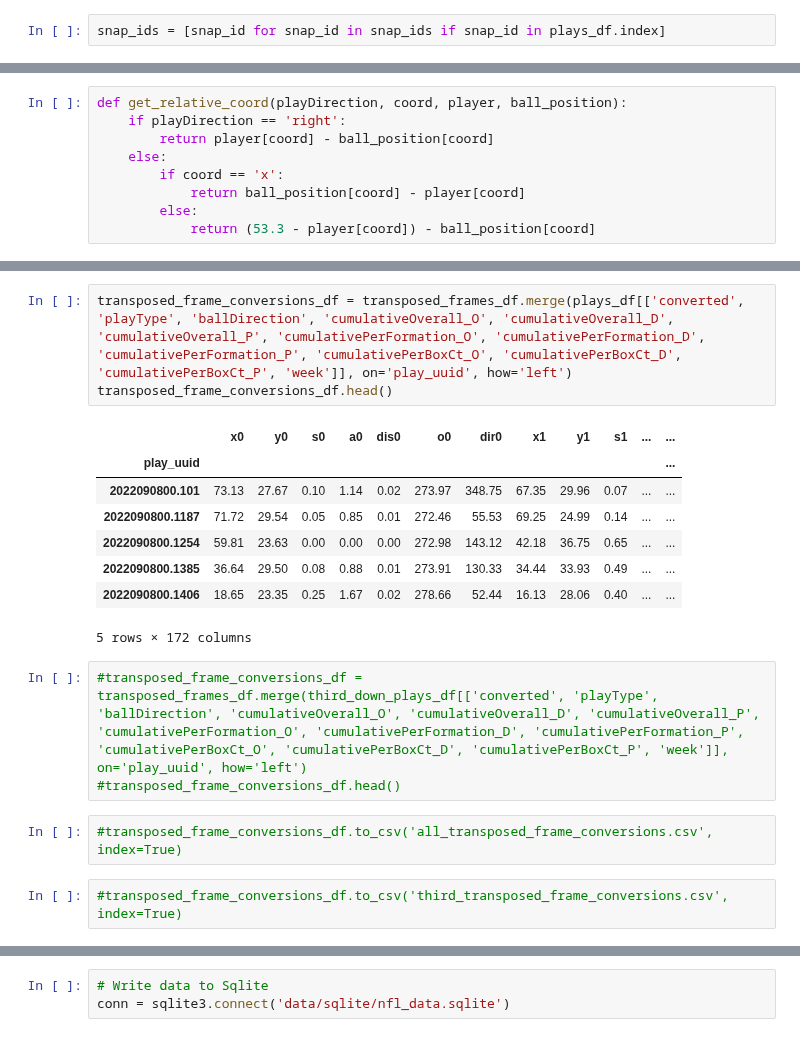
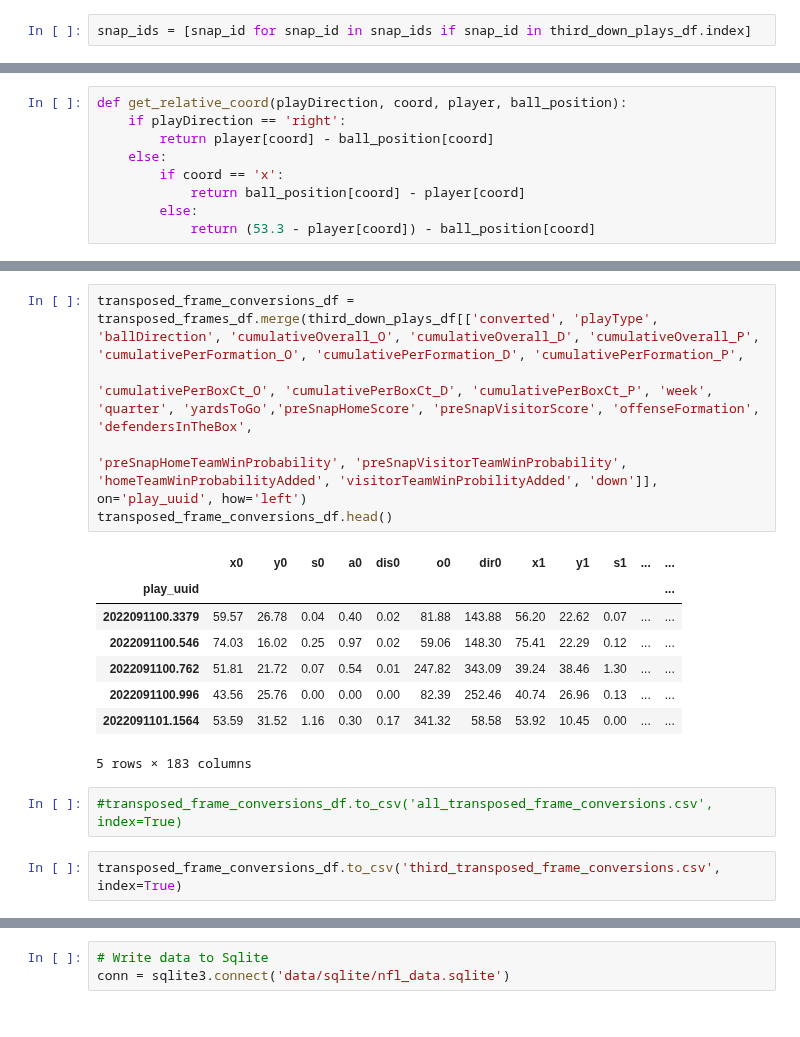
Before and after one commit to rfe123/umn_data_project_004, a Jupyter notebook: nfl_data_sqlite_processing.ipynb, the cells around one changed output, grey strips where cells are left out. Drawn from its saved outputs; the diff is of its cells as text.

Commit message:
merge full set of features

```diff
--- a/nfl_data_sqlite_processing.ipynb
+++ b/nfl_data_sqlite_processing.ipynb
@@ -588,2 +600,2 @@ len(snap_ids)
 # %%
-snap_ids = [snap_id for snap_id in snap_ids if snap_id in plays_df.index]
+snap_ids = [snap_id for snap_id in snap_ids if snap_id in third_down_plays_df.index]
@@ -840,19 +894,18 @@ relative_frames_df
 # %%
-transposed_frame_conversions_df = transposed_frames_df.merge(plays_df[['converted', 'playType', 'ballDirection', 'cumulativeOverall_O', 'cumulativeOverall_D', 'cumulativeOverall_P', 'cumulativePerFormation_O', 'cumulativePerFormation_D', 'cumulativePerFormation_P', 'cumulativePerBoxCt_O', 'cumulativePerBoxCt_D', 'cumulativePerBoxCt_P', 'week']], on='play_uuid', how='left')
+transposed_frame_conversions_df = transposed_frames_df.merge(third_down_plays_df[['converted', 'playType', 'ballDirection', 'cumulativeOverall_O', 'cumulativeOverall_D', 'cumulativeOverall_P', 'cumulativePerFormation_O', 'cumulativePerFormation_D', 'cumulativePerFormation_P',
+                                                                       'cumulativePerBoxCt_O', 'cumulativePerBoxCt_D', 'cumulativePerBoxCt_P', 'week', 'quarter', 'yardsToGo','preSnapHomeScore', 'preSnapVisitorScore', 'offenseFormation', 'defendersInTheBox',
+                                                                       'preSnapHomeTeamWinProbability', 'preSnapVisitorTeamWinProbability', 'homeTeamWinProbabilityAdded', 'visitorTeamWinProbilityAdded', 'down']], on='play_uuid', how='left')
 transposed_frame_conversions_df.head()
 # %% [output]
 |  | x0 | y0 | s0 | a0 | dis0 | o0 | dir0 | x1 | y1 | s1 | ... | ... |
 | play_uuid |  |  |  |  |  |  |  |  |  |  |  | ... |
-| 2022090800.101 | 73.13 | 27.67 | 0.10 | 1.14 | 0.02 | 273.97 | 348.75 | 67.35 | 29.96 | 0.07 | ... | ... |
-| 2022090800.1187 | 71.72 | 29.54 | 0.05 | 0.85 | 0.01 | 272.46 | 55.53 | 69.25 | 24.99 | 0.14 | ... | ... |
-| 2022090800.1254 | 59.81 | 23.63 | 0.00 | 0.00 | 0.00 | 272.98 | 143.12 | 42.18 | 36.75 | 0.65 | ... | ... |
-| 2022090800.1385 | 36.64 | 29.50 | 0.08 | 0.88 | 0.01 | 273.91 | 130.33 | 34.44 | 33.93 | 0.49 | ... | ... |
-| 2022090800.1406 | 18.65 | 23.35 | 0.25 | 1.67 | 0.02 | 278.66 | 52.44 | 16.13 | 28.06 | 0.40 | ... | ... |
+| 2022091100.3379 | 59.57 | 26.78 | 0.04 | 0.40 | 0.02 | 81.88 | 143.88 | 56.20 | 22.62 | 0.07 | ... | ... |
+| 2022091100.546 | 74.03 | 16.02 | 0.25 | 0.97 | 0.02 | 59.06 | 148.30 | 75.41 | 22.29 | 0.12 | ... | ... |
+| 2022091100.762 | 51.81 | 21.72 | 0.07 | 0.54 | 0.01 | 247.82 | 343.09 | 39.24 | 38.46 | 1.30 | ... | ... |
+| 2022091100.996 | 43.56 | 25.76 | 0.00 | 0.00 | 0.00 | 82.39 | 252.46 | 40.74 | 26.96 | 0.13 | ... | ... |
+| 2022091101.1564 | 53.59 | 31.52 | 1.16 | 0.30 | 0.17 | 341.32 | 58.58 | 53.92 | 10.45 | 0.00 | ... | ... |
-5 rows × 172 columns
+5 rows × 183 columns
-# %%
-#transposed_frame_conversions_df = transposed_frames_df.merge(third_down_plays_df[['converted', 'playType', 'ballDirection', 'cumulativeOverall_O', 'cumulativeOverall_D', 'cumulativeOverall_P', 'cumulativePerFormation_O', 'cumulativePerFormation_D', 'cumulativePerFormation_P', 'cumulativePerBoxCt_O', 'cumulativePerBoxCt_D', 'cumulativePerBoxCt_P', 'week']], on='play_uuid', how='left')
-#transposed_frame_conversions_df.head()
 # %%
 #transposed_frame_conversions_df.to_csv('all_transposed_frame_conversions.csv', index=True)
 # %%
-#transposed_frame_conversions_df.to_csv('third_transposed_frame_conversions.csv', index=True)
+transposed_frame_conversions_df.to_csv('third_transposed_frame_conversions.csv', index=True)
```
Also changed, not shown: parts of 23 cells of this notebook, 6 other files.
